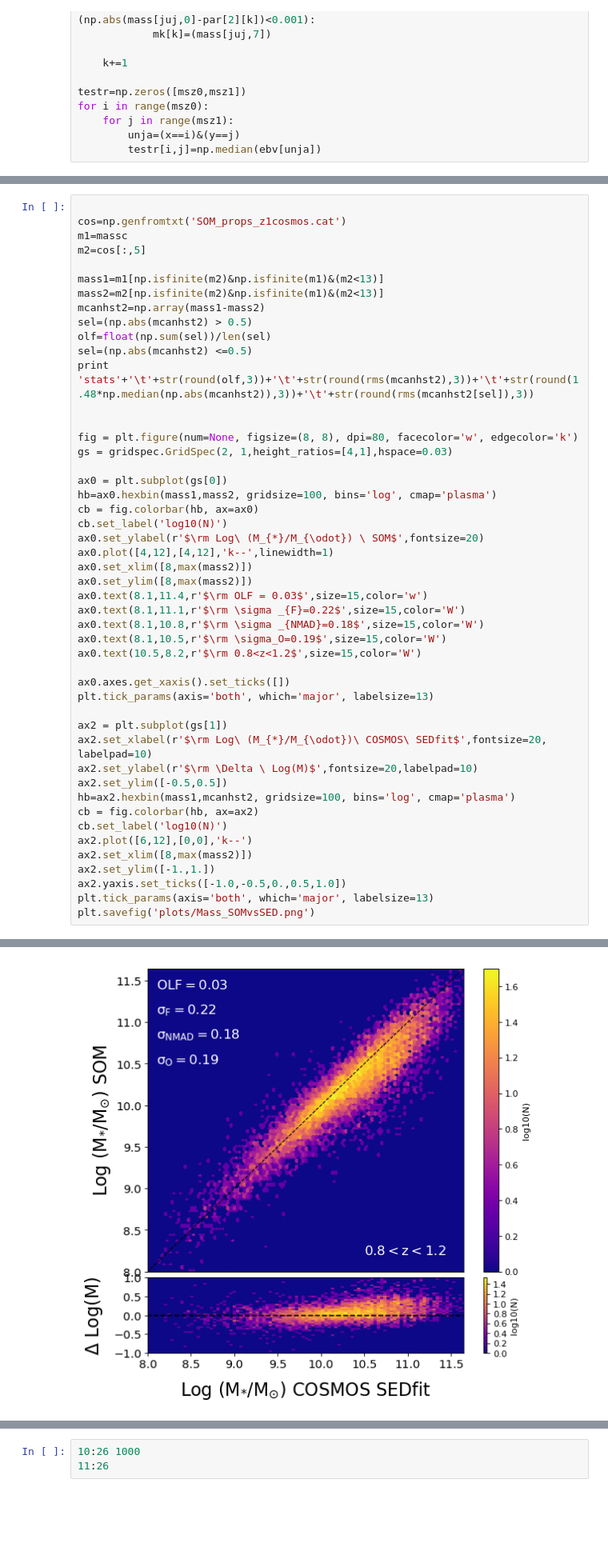
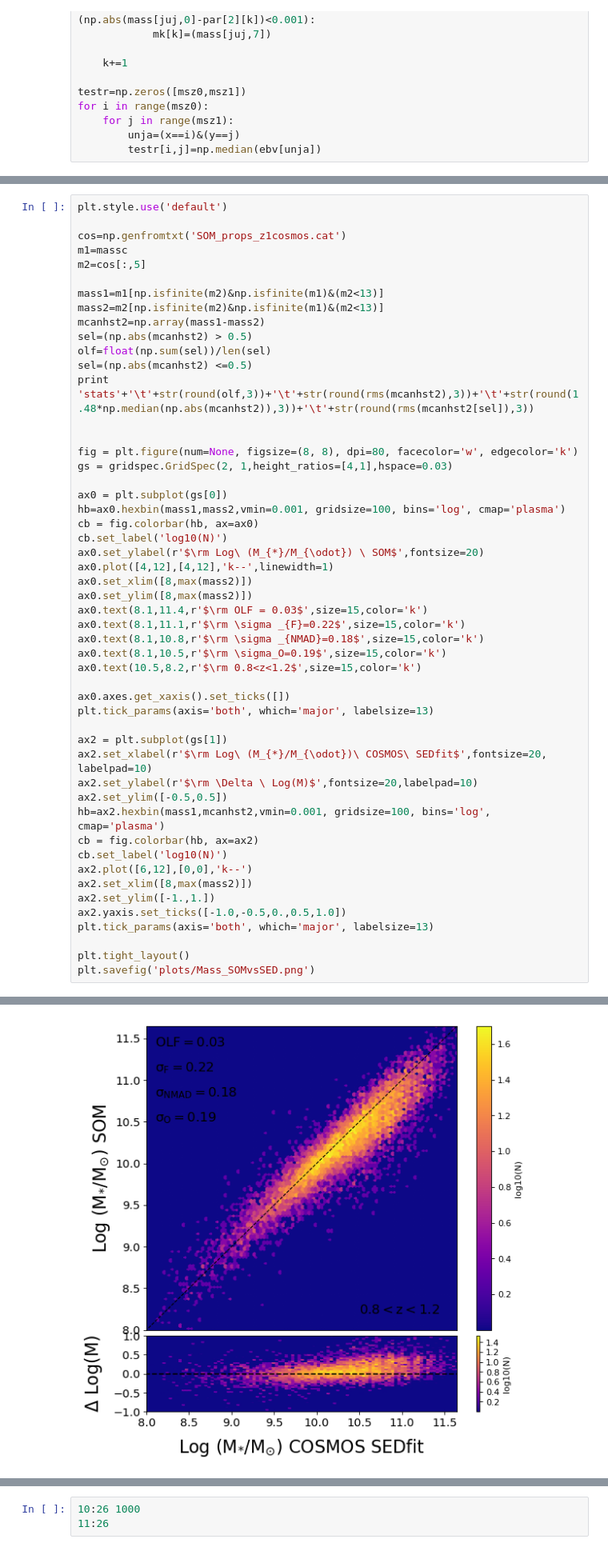
Before and after one commit to xoubish/SOMfit, a Jupyter notebook: SOM_BC03_models_z1.ipynb, the cells around one changed output, grey strips where cells are left out. Shown at 80% size. Drawn from its saved outputs; the diff is of its cells as text; blank space fills up the shorter version.

```diff
--- a/SOM_BC03_models_z1.ipynb
+++ b/SOM_BC03_models_z1.ipynb
@@ -293,4 +313,5 @@ plt.savefig('plots/interpolated_props_z'+str(redshift)+'.png')
 # %%
+plt.style.use('default')
 
 cos=np.genfromtxt('SOM_props_z1cosmos.cat')
 m1=massc
@@ -306,41 +327,43 @@ print 'stats'+'\t'+str(round(olf,3))+'\t'+str(round(rms(mcanhst2),3))+'\t'+str(r
 
 
 fig = plt.figure(num=None, figsize=(8, 8), dpi=80, facecolor='w', edgecolor='k')
 gs = gridspec.GridSpec(2, 1,height_ratios=[4,1],hspace=0.03)
 
 ax0 = plt.subplot(gs[0])
-hb=ax0.hexbin(mass1,mass2, gridsize=100, bins='log', cmap='plasma')
+hb=ax0.hexbin(mass1,mass2,vmin=0.001, gridsize=100, bins='log', cmap='plasma')
 cb = fig.colorbar(hb, ax=ax0)
 cb.set_label('log10(N)')
 ax0.set_ylabel(r'$\rm Log\ (M_{*}/M_{\odot}) \ SOM$',fontsize=20)
 ax0.plot([4,12],[4,12],'k--',linewidth=1)
 ax0.set_xlim([8,max(mass2)])
 ax0.set_ylim([8,max(mass2)])
-ax0.text(8.1,11.4,r'$\rm OLF = 0.03$',size=15,color='w')
-ax0.text(8.1,11.1,r'$\rm \sigma _{F}=0.22$',size=15,color='W')
-ax0.text(8.1,10.8,r'$\rm \sigma _{NMAD}=0.18$',size=15,color='W')
-ax0.text(8.1,10.5,r'$\rm \sigma_O=0.19$',size=15,color='W')
-ax0.text(10.5,8.2,r'$\rm 0.8<z<1.2$',size=15,color='W')
+ax0.text(8.1,11.4,r'$\rm OLF = 0.03$',size=15,color='k')
+ax0.text(8.1,11.1,r'$\rm \sigma _{F}=0.22$',size=15,color='k')
+ax0.text(8.1,10.8,r'$\rm \sigma _{NMAD}=0.18$',size=15,color='k')
+ax0.text(8.1,10.5,r'$\rm \sigma_O=0.19$',size=15,color='k')
+ax0.text(10.5,8.2,r'$\rm 0.8<z<1.2$',size=15,color='k')
 
 ax0.axes.get_xaxis().set_ticks([])
 plt.tick_params(axis='both', which='major', labelsize=13)
 
 ax2 = plt.subplot(gs[1])
 ax2.set_xlabel(r'$\rm Log\ (M_{*}/M_{\odot})\ COSMOS\ SEDfit$',fontsize=20, labelpad=10)
 ax2.set_ylabel(r'$\rm \Delta \ Log(M)$',fontsize=20,labelpad=10)
 ax2.set_ylim([-0.5,0.5])
-hb=ax2.hexbin(mass1,mcanhst2, gridsize=100, bins='log', cmap='plasma')
+hb=ax2.hexbin(mass1,mcanhst2,vmin=0.001, gridsize=100, bins='log', cmap='plasma')
 cb = fig.colorbar(hb, ax=ax2)
 cb.set_label('log10(N)')
 ax2.plot([6,12],[0,0],'k--')
 ax2.set_xlim([8,max(mass2)])
 ax2.set_ylim([-1.,1.])
 ax2.yaxis.set_ticks([-1.0,-0.5,0.,0.5,1.0])
 plt.tick_params(axis='both', which='major', labelsize=13)
+
+plt.tight_layout()
 plt.savefig('plots/Mass_SOMvsSED.png')
 # %% [output]
 stats   0.033   0.226   0.185   0.191
-[figure, old version]
+[figure, new version]
 # %%
 from matplotlib.colors import LogNorm
 from matplotlib.gridspec import GridSpec
```
Also changed, not shown: parts of 8 cells of this notebook, 13 other files.
